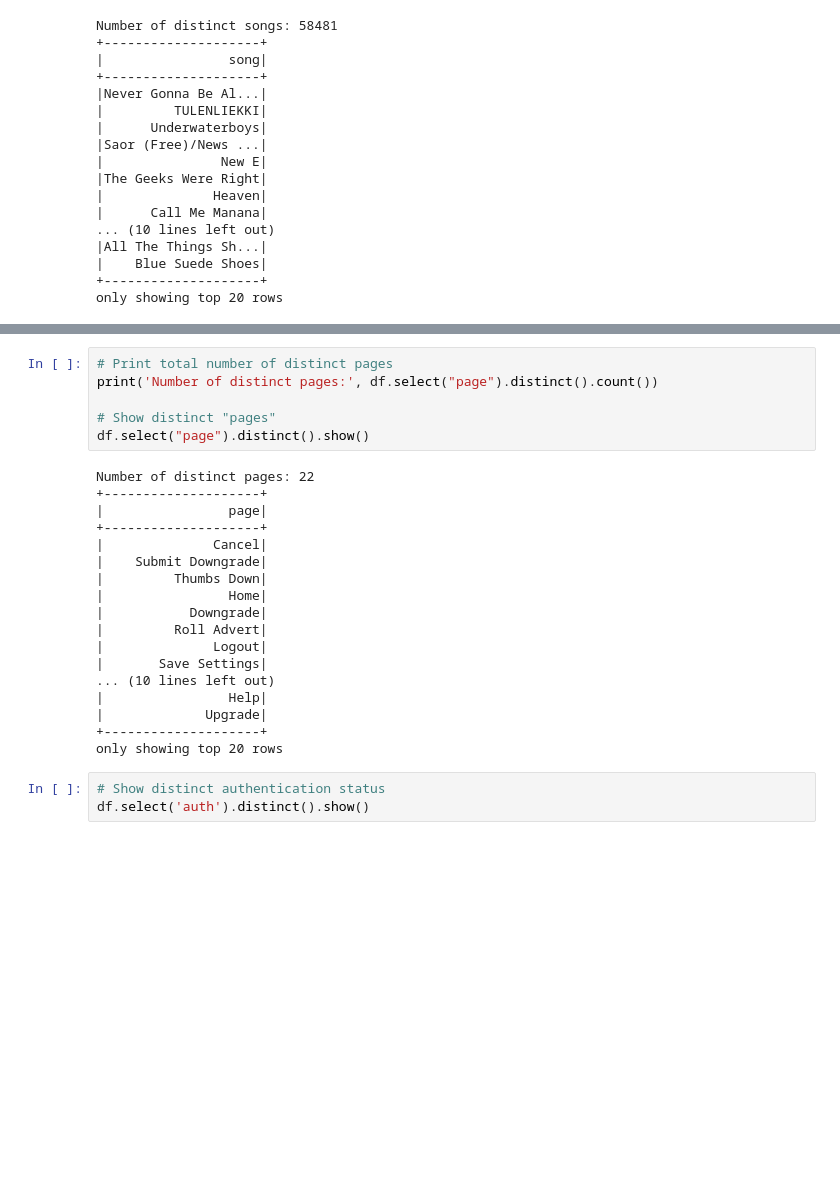
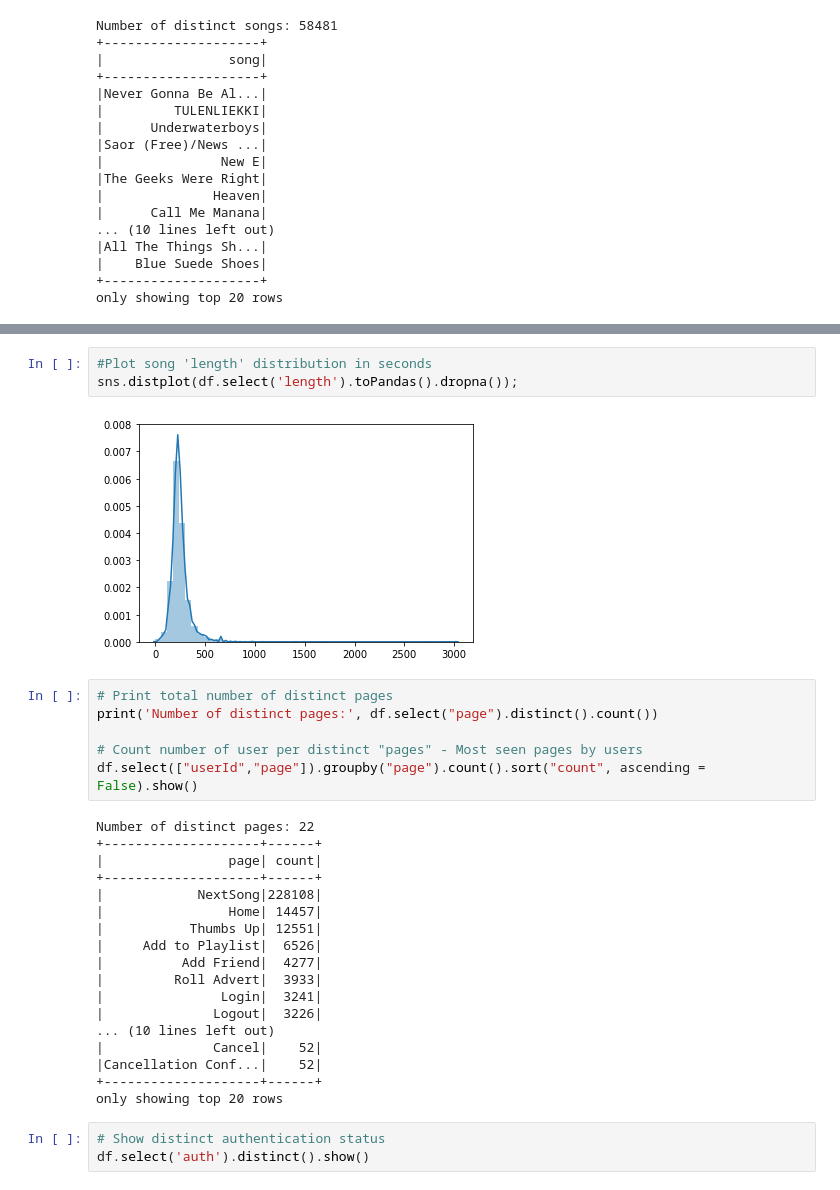
Before and after one commit to MargaridaFernandes1/Udacity-DS-Project3-Sparkify, a Jupyter notebook: Sparkify.ipynb, the cells around one changed output, grey strips where cells are left out. Saved outputs shown, nothing was run; the diff lists cells and outputs as text; blank space fills up the shorter version.

```diff
--- a/Sparkify.ipynb
+++ b/Sparkify.ipynb
@@ -158,26 +179,31 @@ only showing top 20 rows
+# %%
+#Plot song 'length' distribution in seconds
+sns.distplot(df.select('length').toPandas().dropna());
+# %% [output]
+[figure, added]
 # %%
 # Print total number of distinct pages
 print('Number of distinct pages:', df.select("page").distinct().count())
 
-# Show distinct "pages"
-df.select("page").distinct().show()
+# Count number of user per distinct "pages" - Most seen pages by users
+df.select(["userId","page"]).groupby("page").count().sort("count", ascending = False).show()
 # %% [output]
 Number of distinct pages: 22
-+--------------------+
-|                page|
-+--------------------+
-|              Cancel|
-|    Submit Downgrade|
-|         Thumbs Down|
-|                Home|
-|           Downgrade|
-|         Roll Advert|
-|              Logout|
-|       Save Settings|
++--------------------+------+
+|                page| count|
++--------------------+------+
+|            NextSong|228108|
+|                Home| 14457|
+|           Thumbs Up| 12551|
+|     Add to Playlist|  6526|
+|          Add Friend|  4277|
+|         Roll Advert|  3933|
+|               Login|  3241|
+|              Logout|  3226|
 ... (10 lines left out)
-|                Help|
-|             Upgrade|
-+--------------------+
+|              Cancel|    52|
+|Cancellation Conf...|    52|
++--------------------+------+
 only showing top 20 rows
 # %%
 # Show distinct authentication status
```
Also changed, not shown: parts of 19 cells of this notebook.
